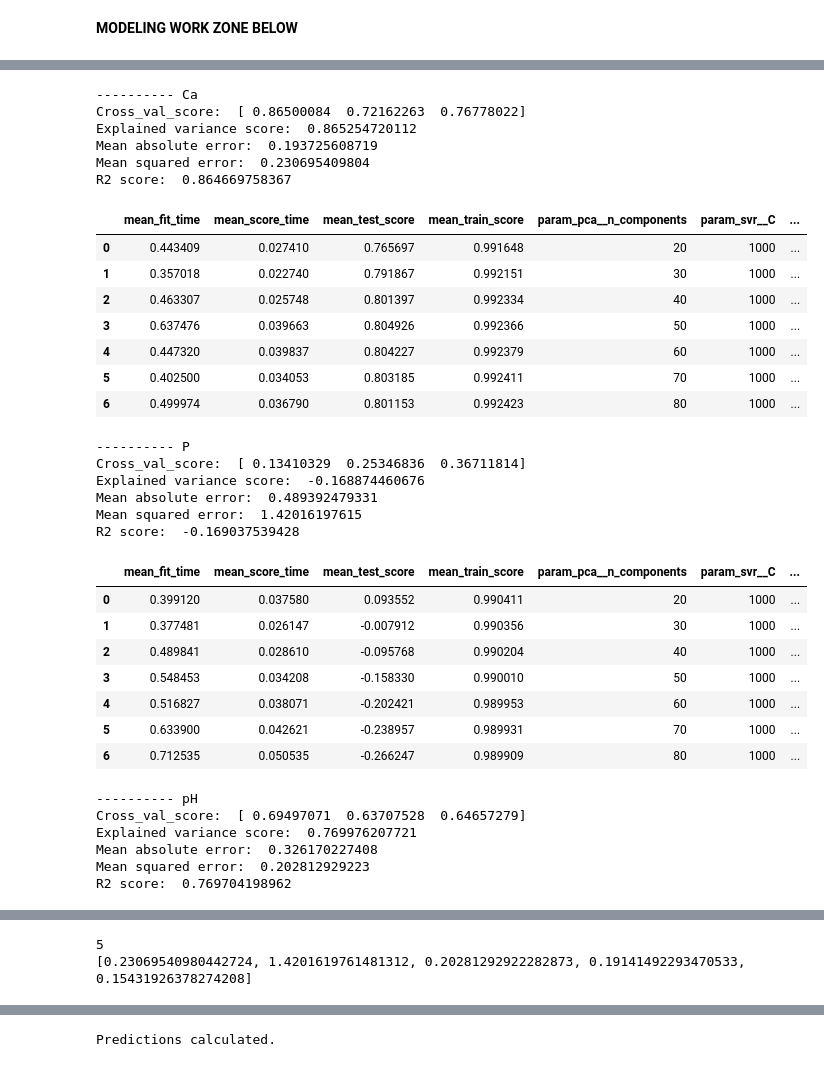
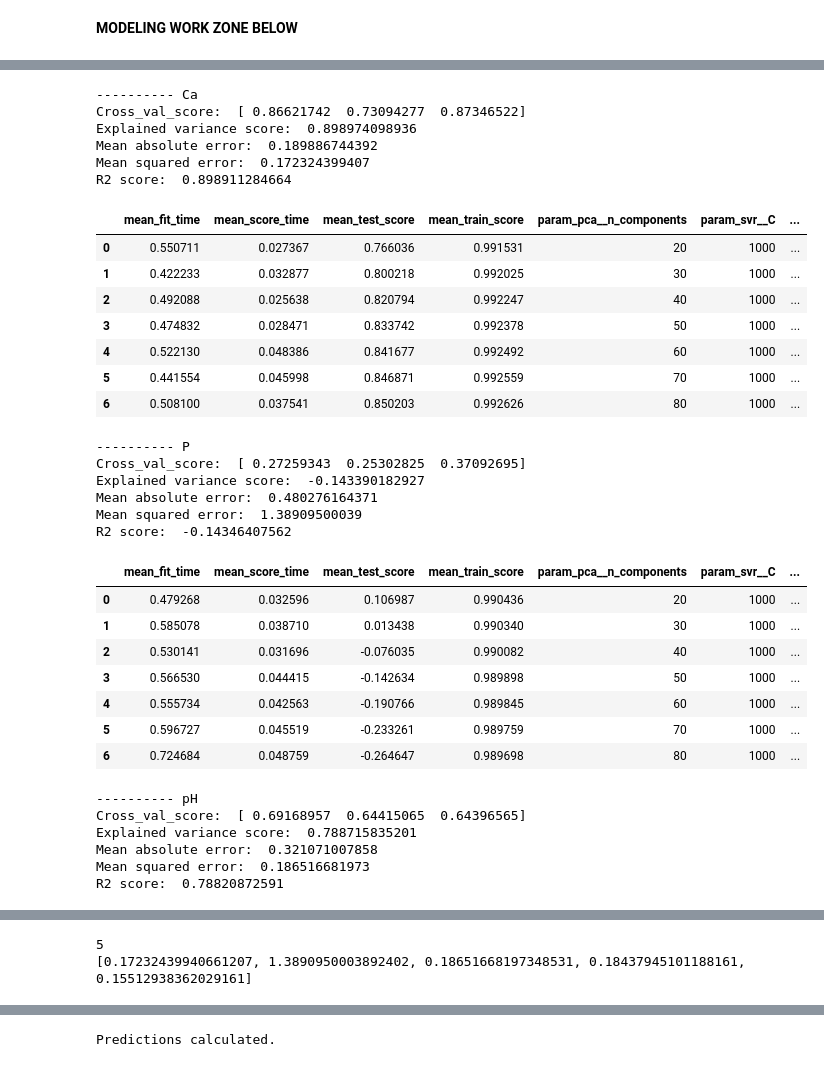
Before and after one commit to carlosscastro/kaggle_africa_soil, a Jupyter notebook: notebook/jc_africasoil_v2.ipynb, the cells around one changed output, grey strips where cells are left out. Cells and saved outputs as stored; diff of their text form; code cells hidden in the pictures.

```diff
--- a/notebook/jc_africasoil_v2.ipynb
+++ b/notebook/jc_africasoil_v2.ipynb
@@ -144,6 +150,15 @@ test_ids = np.genfromtxt('sorted_test.csv',
                                 dtype=None,
                                 skip_header = 1,
                                 usecols=0) # Load columns 0 to 3594 inclusive
+# %%
+# Transform depth and concatenate to X and test_x for use
+
+le = LabelEncoder()
+depth_enc = le.fit(Depth).transform(Depth).astype(np.float64)
+test_depth_enc = le.fit(test_depth).transform(test_depth).astype(np.float64)
+
+X_wDepth = np.concatenate((X, depth_enc.reshape(1,-1).T), axis=1)
+test_x_wdepth = np.concatenate((test_x, test_depth_enc.reshape(1,-1).T), axis=1)
 # %%
 # Inspect the data shapes
 
@@ -440,7 +350,7 @@ y_scores_lin = []
 
 for ind, y in enumerate(y_vars):
 
-    X_train, X_test, y_train, y_test = train_test_split(X, y, test_size=0.33, random_state=42)
+    X_train, X_test, y_train, y_test = train_test_split(X_wDepth, y, test_size=0.33, random_state=42)
 
     # set up the train and test data
     print '\n----------', y_var_labels[ind]
@@ -549,6 +459,4 @@ print y_scores_lin
 # %%
-#CONSIDER HOW TO CHOOSE FEATURES FOR EACH RESPONSE VAR?
-
 # Linear Regression with PCA and SelectKBest
 
 y_pipelines_linsel = []
@@ -556,7 +464,7 @@ y_scores_linsel = []
 
 for ind, y in enumerate(y_vars):
 
-    X_train, X_test, y_train, y_test = train_test_split(X, y, test_size=0.33, random_state=42)
+    X_train, X_test, y_train, y_test = train_test_split(X_wDepth, y, test_size=0.33, random_state=42)
 
     # set up the train and test data
     print '\n----------', y_var_labels[ind]
@@ -719,7 +627,7 @@ y_scores_ridge = []
 
 for ind, y in enumerate(y_vars):
 
-    X_train, X_test, y_train, y_test = train_test_split(X, y, test_size=0.33, random_state=42)
+    X_train, X_test, y_train, y_test = train_test_split(X_wDepth, y, test_size=0.33, random_state=42)
 
     # set up the train and test data
     print '\n----------', y_var_labels[ind]
@@ -879,70 +787,70 @@ y_scores_svr = []
 
 for ind, y in enumerate(y_vars):
 
-    X_train, X_test, y_train, y_test = train_test_split(X, y, test_size=0.33, random_state=42)
+    X_train, X_test, y_train, y_test = train_test_split(X_wDepth, y, test_size=0.33, random_state=42)
 
     # set up the train and test data
     print '\n----------', y_var_labels[ind]
 
     pca = PCA()
     svr = SVR()
     steps = [('pca', pca), ('svr', svr)]
     pipeline = Pipeline(steps)
 
     parameters = dict(pca__n_components=list(range(20, 90, 10)),
                      svr__kernel=list(['rbf']),
                      svr__C=list([1e3]))
 
     cv = GridSearchCV(pipeline, param_grid=parameters, verbose=0)
     cv.fit(X_train, y_train)
 
     print 'Cross_val_score: ', cross_val_score(cv, X_test, y_test)
 
     y_predictions = cv.predict(X_test)
     mse = mean_squared_error(y_test, y_predictions)
     print 'Explained variance score: ', explained_variance_score(y_test, y_predictions)
     print 'Mean absolute error: ', mean_absolute_error(y_test, y_predictions)
     print 'Mean squared error: ', mse
     print 'R2 score: ', r2_score(y_test, y_predictions)
 
     display(pd.DataFrame.from_dict(cv.cv_results_))
 
     # capture the best pipeline estimator and mse value
     y_pipelines_svr.append(cv.best_estimator_)
     y_scores_svr.append(mse)
 # %% [output]
 ---------- Ca
-Cross_val_score:  [ 0.86500084  0.72162263  0.76778022]
-Explained variance score:  0.865254720112
-Mean absolute error:  0.193725608719
-Mean squared error:  0.230695409804
-R2 score:  0.864669758367
+Cross_val_score:  [ 0.86621742  0.73094277  0.87346522]
+Explained variance score:  0.898974098936
+Mean absolute error:  0.189886744392
+Mean squared error:  0.172324399407
+R2 score:  0.898911284664
 |  | mean_fit_time | mean_score_time | mean_test_score | mean_train_score | param_pca__n_components | param_svr__C | ... |
-| 0 | 0.443409 | 0.027410 | 0.765697 | 0.991648 | 20 | 1000 | ... |
-| 1 | 0.357018 | 0.022740 | 0.791867 | 0.992151 | 30 | 1000 | ... |
-| 2 | 0.463307 | 0.025748 | 0.801397 | 0.992334 | 40 | 1000 | ... |
-| 3 | 0.637476 | 0.039663 | 0.804926 | 0.992366 | 50 | 1000 | ... |
-| 4 | 0.447320 | 0.039837 | 0.804227 | 0.992379 | 60 | 1000 | ... |
-| 5 | 0.402500 | 0.034053 | 0.803185 | 0.992411 | 70 | 1000 | ... |
-| 6 | 0.499974 | 0.036790 | 0.801153 | 0.992423 | 80 | 1000 | ... |
+| 0 | 0.550711 | 0.027367 | 0.766036 | 0.991531 | 20 | 1000 | ... |
+| 1 | 0.422233 | 0.032877 | 0.800218 | 0.992025 | 30 | 1000 | ... |
+| 2 | 0.492088 | 0.025638 | 0.820794 | 0.992247 | 40 | 1000 | ... |
+| 3 | 0.474832 | 0.028471 | 0.833742 | 0.992378 | 50 | 1000 | ... |
+| 4 | 0.522130 | 0.048386 | 0.841677 | 0.992492 | 60 | 1000 | ... |
+| 5 | 0.441554 | 0.045998 | 0.846871 | 0.992559 | 70 | 1000 | ... |
+| 6 | 0.508100 | 0.037541 | 0.850203 | 0.992626 | 80 | 1000 | ... |
 ---------- P
-Cross_val_score:  [ 0.13410329  0.25346836  0.36711814]
-Explained variance score:  -0.168874460676
-Mean absolute error:  0.489392479331
-Mean squared error:  1.42016197615
-R2 score:  -0.169037539428
+Cross_val_score:  [ 0.27259343  0.25302825  0.37092695]
+Explained variance score:  -0.143390182927
+Mean absolute error:  0.480276164371
+Mean squared error:  1.38909500039
+R2 score:  -0.14346407562
 |  | mean_fit_time | mean_score_time | mean_test_score | mean_train_score | param_pca__n_components | param_svr__C | ... |
-| 0 | 0.399120 | 0.037580 | 0.093552 | 0.990411 | 20 | 1000 | ... |
-| 1 | 0.377481 | 0.026147 | -0.007912 | 0.990356 | 30 | 1000 | ... |
-| 2 | 0.489841 | 0.028610 | -0.095768 | 0.990204 | 40 | 1000 | ... |
-| 3 | 0.548453 | 0.034208 | -0.158330 | 0.990010 | 50 | 1000 | ... |
-| 4 | 0.516827 | 0.038071 | -0.202421 | 0.989953 | 60 | 1000 | ... |
-| 5 | 0.633900 | 0.042621 | -0.238957 | 0.989931 | 70 | 1000 | ... |
-| 6 | 0.712535 | 0.050535 | -0.266247 | 0.989909 | 80 | 1000 | ... |
+| 0 | 0.479268 | 0.032596 | 0.106987 | 0.990436 | 20 | 1000 | ... |
+| 1 | 0.585078 | 0.038710 | 0.013438 | 0.990340 | 30 | 1000 | ... |
+| 2 | 0.530141 | 0.031696 | -0.076035 | 0.990082 | 40 | 1000 | ... |
+| 3 | 0.566530 | 0.044415 | -0.142634 | 0.989898 | 50 | 1000 | ... |
+| 4 | 0.555734 | 0.042563 | -0.190766 | 0.989845 | 60 | 1000 | ... |
+| 5 | 0.596727 | 0.045519 | -0.233261 | 0.989759 | 70 | 1000 | ... |
+| 6 | 0.724684 | 0.048759 | -0.264647 | 0.989698 | 80 | 1000 | ... |
 ---------- pH
-Cross_val_score:  [ 0.69497071  0.63707528  0.64657279]
-Explained variance score:  0.769976207721
-Mean absolute error:  0.326170227408
-Mean squared error:  0.202812929223
-R2 score:  0.769704198962
+Cross_val_score:  [ 0.69168957  0.64415065  0.64396565]
+Explained variance score:  0.788715835201
+Mean absolute error:  0.321071007858
+Mean squared error:  0.186516681973
+R2 score:  0.78820872591
 |  | mean_fit_time | mean_score_time | mean_test_score | mean_train_score | param_pca__n_components | param_svr__C | ... |
@@ -986,7 +894,7 @@ print len(y_pipelines_svr)
 print y_scores_svr
 # %% [output]
 5
-[0.23069540980442724, 1.4201619761481312, 0.20281292922282873, 0.19141492293470533, 0.15431926378274208]
+[0.17232439940661207, 1.3890950003892402, 0.18651668197348531, 0.18437945101188161, 0.15512938362029161]
 # %%
 # Pick out the best performing models/pipelines based on mse for each predictor
 
```
Also changed, not shown: parts of 14 cells of this notebook, 1 other file.
